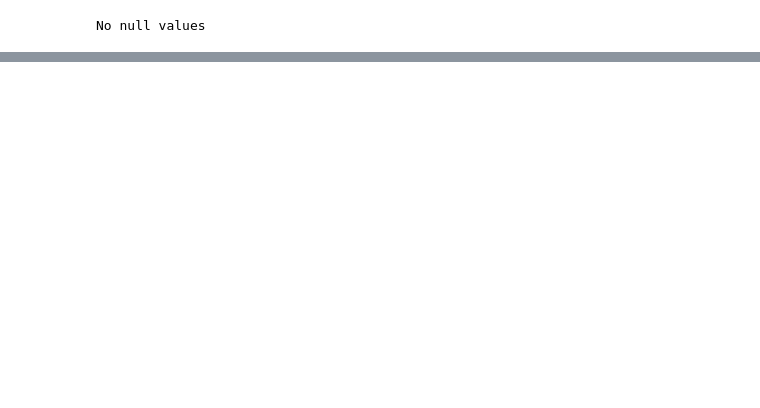
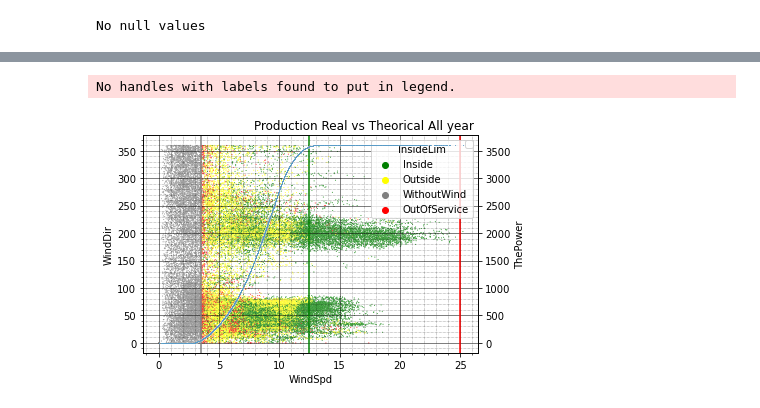
Before and after one commit to Bruno-H-Neves/WindAnalysis, a Jupyter notebook: main.ipynb, the cells around one changed output, grey strips where cells are left out. Drawn from its saved outputs; the diff is of its cells as text; code cells hidden in the pictures; blank space fills up the shorter version.

```diff
--- a/main.ipynb
+++ b/main.ipynb
@@ -41 +76,6 @@ dfTurbine["DirWin"]=dfTurbine.MeanWinDr.apply(WFB7.find_direction)
+# %%
+WFB7.PlotGen(dfTurbine,markers,x='WindSpd',y='WindDir',y2='ThePower',hue='InsideLim',title="Production Real vs Theorical All year ",CutIn=cutin,show=1)
+# %% [output]
+No handles with labels found to put in legend.
+[figure, added]
 # %%
```
Also changed, not shown: parts of 20 cells of this notebook.
